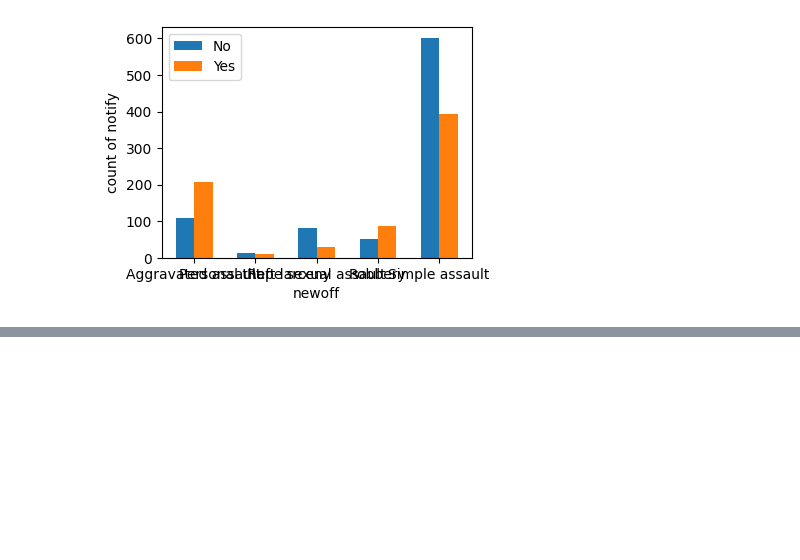
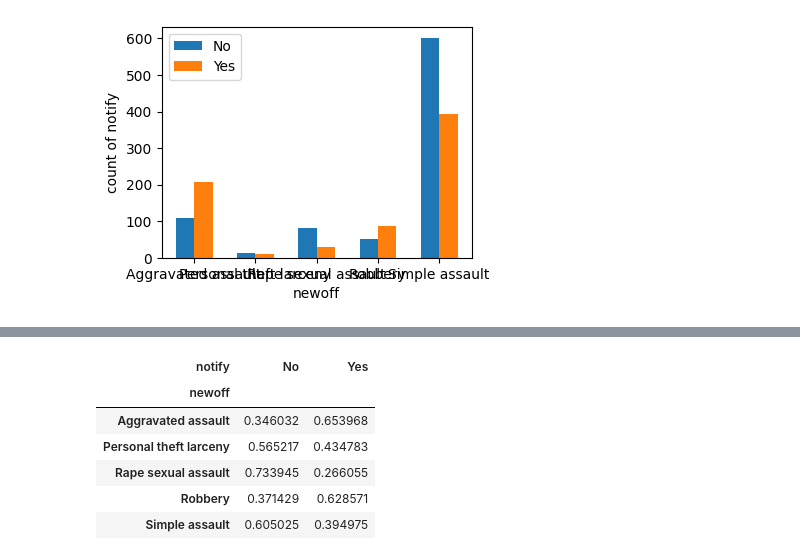
Before and after one commit to BirdyLiu6471023/NCVS_tool, a Jupyter notebook: docs/example.ipynb, the cells around one changed output, grey strips where cells are left out. Saved outputs shown, nothing was run; the diff lists cells and outputs as text; code cells hidden in the pictures; blank space fills up the shorter version.

```diff
--- a/docs/example.ipynb
+++ b/docs/example.ipynb
@@ -95,0 +106,12 @@ df_2020_crimes_notify = naly.year_report(year = 2020, group = "newoff", target="
+# %%
+## same exmple as before, but opt out to output picture and provide percentage of "notify to police" in each subgroup of crimes:
+df_2020_crimes_notify_pct = naly.year_report(year = 2020, group = "newoff", target="notify", dataname="Personal Victimization", target_range=2, pivot=True,encode=False, output_pct=True, output_picture=False)
+df_2020_crimes_notify_pct
+# %% [output]
+| notify | No | Yes |
+| newoff |  |  |
+| Aggravated assault | 0.346032 | 0.653968 |
+| Personal theft larceny | 0.565217 | 0.434783 |
+| Rape sexual assault | 0.733945 | 0.266055 |
+| Robbery | 0.371429 | 0.628571 |
+| Simple assault | 0.605025 | 0.394975 |
```
Also changed, not shown: parts of 3 cells of this notebook.
